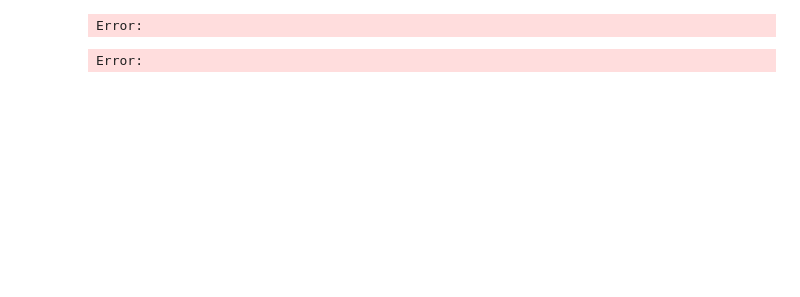
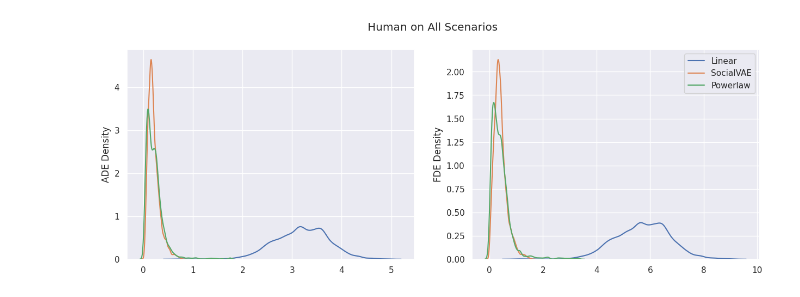
Before and after one commit to AlexanderDavid/TrajectoryUtilities, a Jupyter notebook: notebooks/prediction_comparison.ipynb, the cells around one changed output. Cells and saved outputs as stored; diff of their text form; code cells hidden in the pictures; blank space fills up the shorter version.

Commit message:
more utility functions for displaying data

```diff
--- a/notebooks/prediction_comparison.ipynb
+++ b/notebooks/prediction_comparison.ipynb
@@ -8,7 +8,7 @@ test_ds = SocialVAEDataset("../../SocialVAE/data/zucker_day_controller_scene/19/
 # %%
 lp = LinearPredictor(8, VelocityCalc.LAST_DISPLACEMENT)
 pp = PowerlawPredictor(8, VelocityCalc.LAST_DISPLACEMENT, PrefVelocityCalc.FIX_MAG_ORACLE_DIR)
-sp = SocialVAEPredictor("../../SocialVAE/models/zara01/ckpt-best", 4, 5, 8, VelocityCalc.LAST_DISPLACEMENT, "cuda:0")
+sp = SocialVAEPredictor("../../SocialVAE/models/zara01/ckpt-best", 4, 5, 8, VelocityCalc.LAST_DISPLACEMENT, "cpu")
 predictors = {
     "Linear": lp,
     "Powerlaw": pp,
@@ -45,7 +45,7 @@ def get_results(predictors: Dict[str, Predictor], root: str, glob: str, plot: bo
         results[str(fn)] = {}
 
         for name in predictors:
-            ades, fdes = results[str(fn)][name] = predictors[name].predict_dataset(
+            ade, fde = predictors[name].predict_dataset(
                 ds,
                 5,
                 [i for i in ds.agents if i != -1],
@@ -54,4 +54,6 @@ def get_results(predictors: Dict[str, Predictor], root: str, glob: str, plot: bo
                 name + " " + controller + " on " + scene
             )
 
+            results[str(fn)][name] = ade, fde
+
     return results
@@ -81,6 +142,9 @@ def plot_results(results: Dict[str, Dict[str, Tuple[List[float], List[float]]]],
 # %%
-results = get_results(predictors, "../../SocialVAE/data/zucker_day_controller_scene/", "./*/cadrl/*/*txt", True)
+results = get_results(predictors, "../../SocialVAE/data/zucker_day_controller_scene/", "./*/cadrl/*/*txt", False)
 plot_results(results, "CADRL on All Scenarios")
+print(get_results_normalicy(results))
-# %% [output]
-Error:
-Error:
+# %%
+results = get_results(predictors, "../../SocialVAE/data/zucker_day_controller_scene/", "./*/human/*/*txt", False)
+plot_results(results, "Human on All Scenarios")
+# %% [output]
+[figure, added]
```
Also changed, not shown: parts of 4 cells of this notebook.
